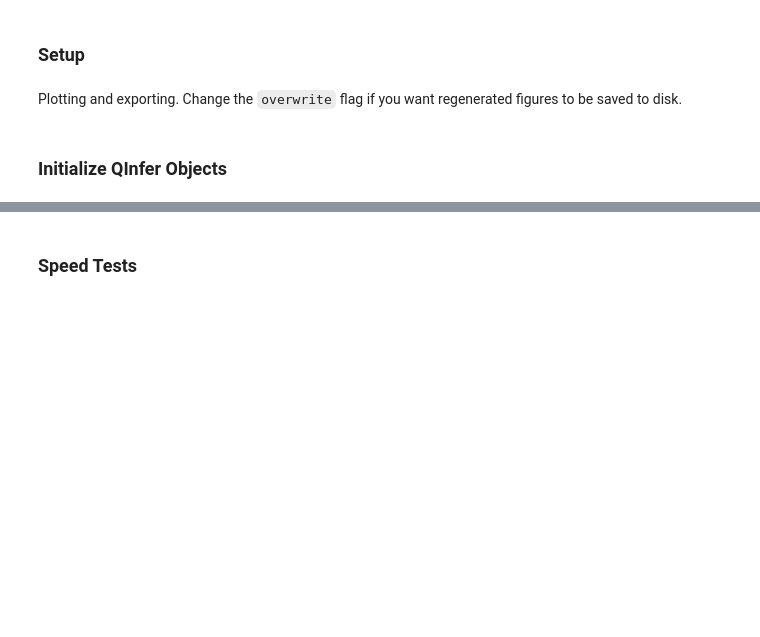
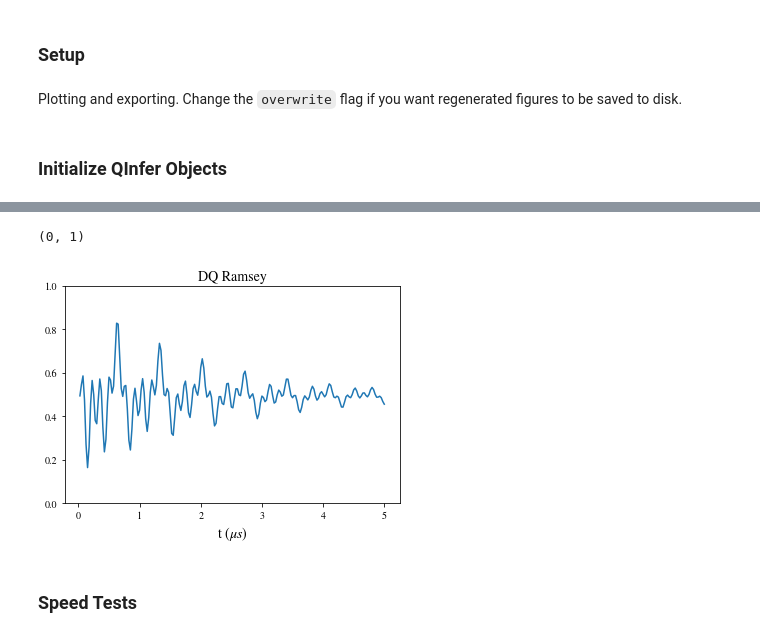
Before and after one commit to ihincks/nv-adaptive, a Jupyter notebook: src/nv-adaptive-simulations.ipynb, the cells around one changed output, grey strips where cells are left out. Cells and saved outputs as stored; diff of their text form; code cells hidden in the pictures; blank space fills up the shorter version.

```diff
--- a/src/nv-adaptive-simulations.ipynb
+++ b/src/nv-adaptive-simulations.ipynb
@@ -107,3 +182,15 @@ def ramsey_sweep(min_tau=None, max_tau=2, tp=0.01, phi=0, n=50):
+# %%
+tp_est = 1 / true_value[0] / 4
+
+ramsey_eps = ramsey_sweep(max_tau=5,n=200,tp=tp_est,phi=np.pi)
+plt.plot(ramsey_eps['tau'], ham_model.likelihood(0, true_value[np.newaxis,:], ramsey_eps)[0,0,:])
+
+plt.title('DQ Ramsey')
+plt.xlabel('t $(\mu s)$')
+plt.ylim([0,1])
+# %% [output]
+(0, 1)
+[figure, added]
 # %% [markdown]
 ### Speed Tests
 # %%
```
Also changed, not shown: parts of 27 cells of this notebook.
